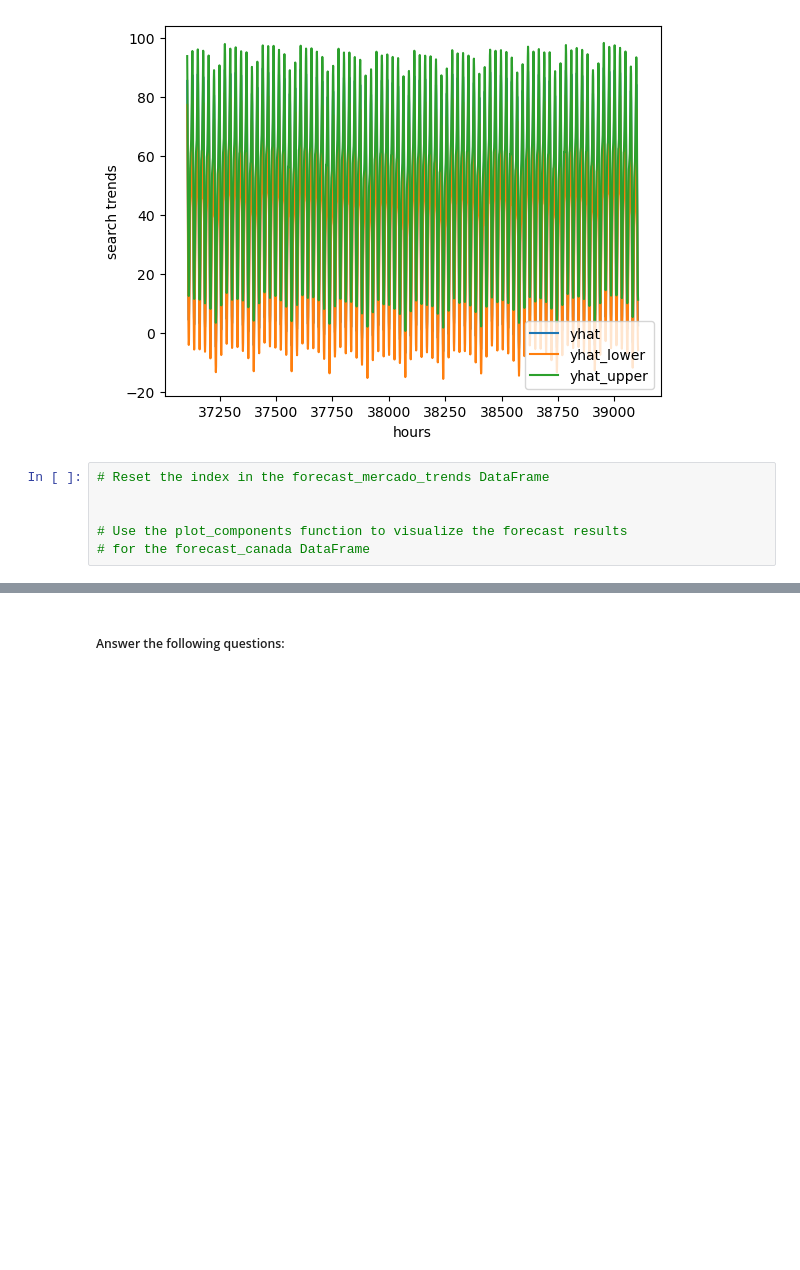
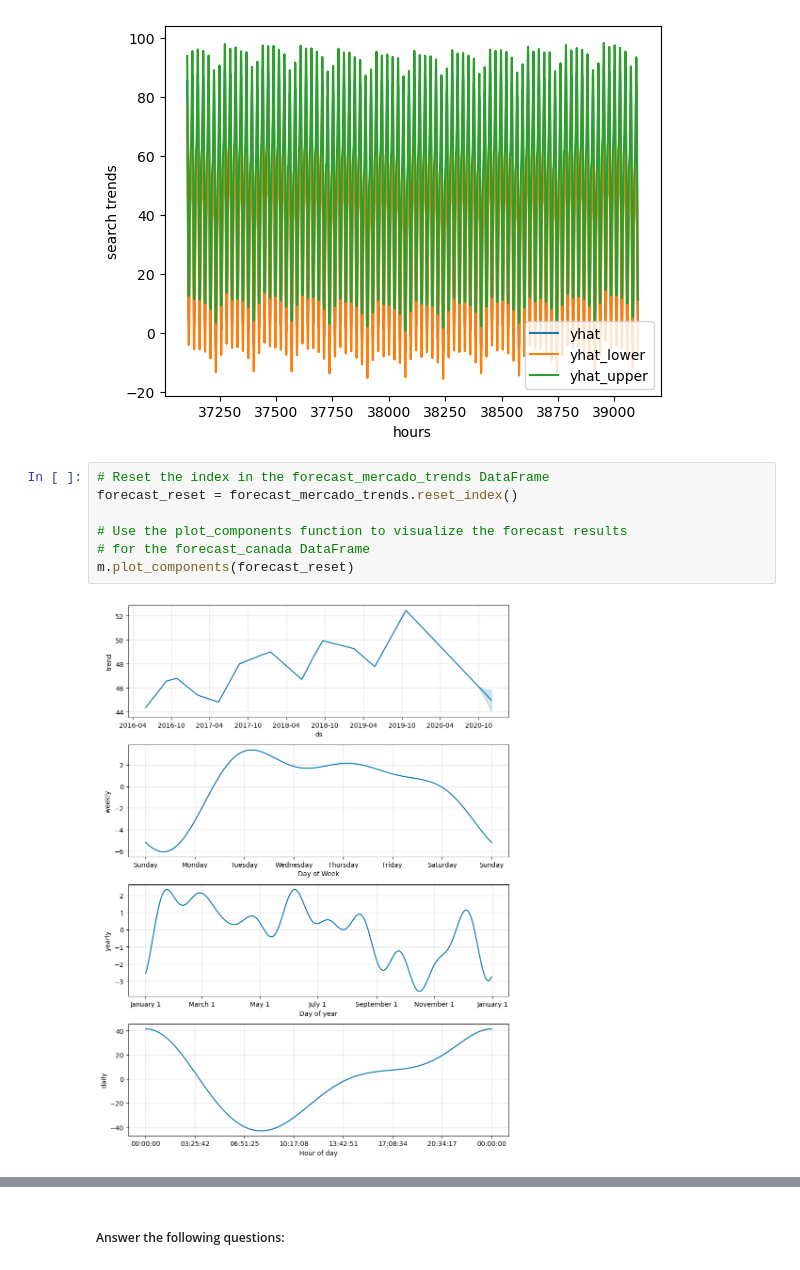
Before and after one commit to chelseyellen/prophet-challenge, a Jupyter notebook: forecasting_net_prophet_CEH.ipynb, the cells around one changed output, grey strips where cells are left out. Drawn from its saved outputs; the diff is of its cells as text; blank space fills up the shorter version.

```diff
--- a/forecasting_net_prophet_CEH.ipynb
+++ b/forecasting_net_prophet_CEH.ipynb
@@ -508,7 +508,10 @@ plt.show()
 [figure]
 # %%
 # Reset the index in the forecast_mercado_trends DataFrame
-
+forecast_reset = forecast_mercado_trends.reset_index()
 
 # Use the plot_components function to visualize the forecast results
 # for the forecast_canada DataFrame
+m.plot_components(forecast_reset)
+# %% [output]
+[figure, added]
```
Also changed, not shown: parts of 4 cells of this notebook.
